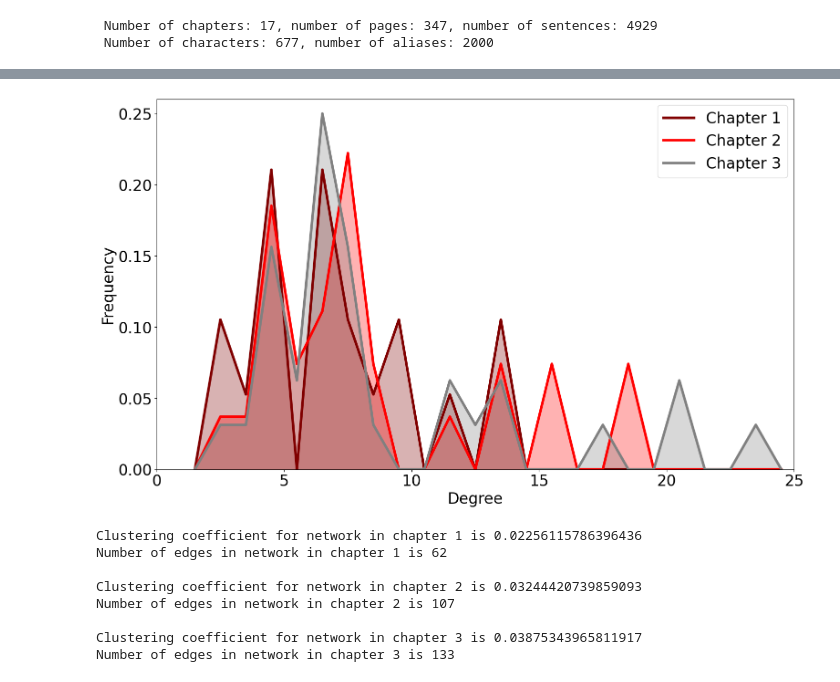
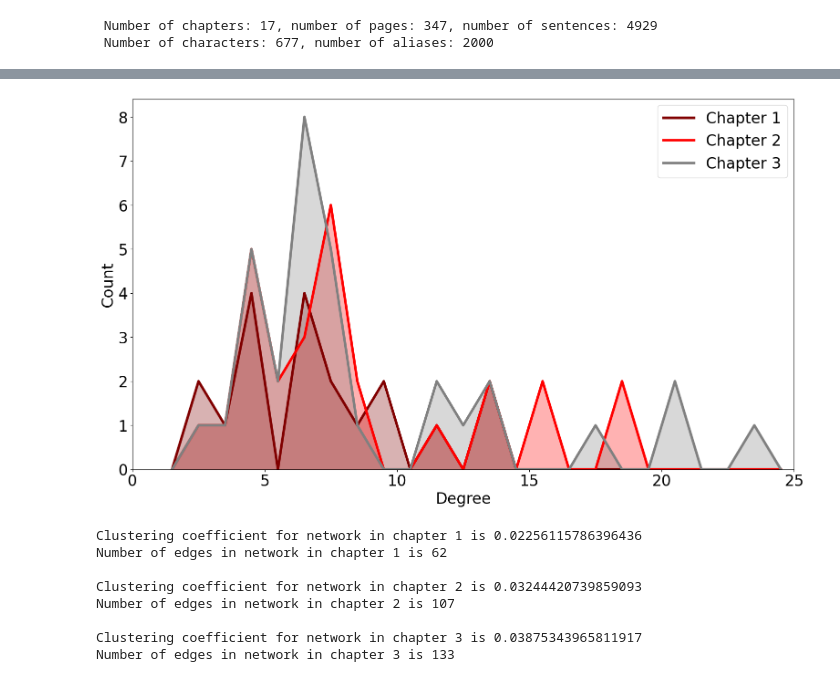
Before and after one commit to Magnus-Harder/CSS_Project, a Jupyter notebook: 2.Network/built_network.ipynb, the cells around one changed output, grey strips where cells are left out. Drawn from its saved outputs; the diff is of its cells as text; code cells hidden in the pictures.

```diff
--- a/2.Network/built_network.ipynb
+++ b/2.Network/built_network.ipynb
@@ -66,6 +66,3 @@ for chapternr in range(1,4):
             if sum(edge_weight.values()) != 0:
                 tempG.add_edge(char1['name'], char2['name'], weight=edge_weight)
     Gs.append(nx.compose(Gs[-1],tempG))
-# %%
-g = 3
-[Gs[g].degree(n) for n in Gs[g].nodes if Gs[g].degree(n) != 0]
@@ -90,30 +69,30 @@ g = 3
 # %%
 import numpy as np
 
 fig, axs = plt.subplots(1, 1, figsize=(15.5, 9), constrained_layout=True)
 plt.rcParams.update({'font.size': 12})
 
 # degrees = []
 for chapternr, g, color in zip(range(1,4), Gs[1:], ['maroon','red','gray']):
     degrees = [g.degree(n) for n in g.nodes if g.degree(n) != 0]
 
     # axs[chapternr-1].hist(degrees, range=(1,25), bins=10, width=0.8, color=color, label=f"Chapter {chapternr}")
     bins = np.linspace(1,25,25)
-    hist, edges = np.histogram(degrees, bins=bins, density = True)
+    hist, edges = np.histogram(degrees, bins=bins)
     x = (edges[1:]+edges[:-1])/2
     width = bins[1] - bins[0]
     plt.plot(x, hist, color=color, label=f"Chapter {chapternr}", linewidth=4)
     plt.fill_between(x, np.zeros(len(x)), hist, color=color, alpha=0.3)
 
 fig.legend(prop={'size': 24}, ncol=1, loc='upper right', bbox_to_anchor=(0.985, 1))
 plt.tick_params(axis='both', which='major', labelsize=24)
 plt.xlim(0,25)
-plt.ylim(0,0.26)
+plt.gca().set_ylim(bottom=0)
 plt.xlabel('Degree', fontsize=24)
-plt.ylabel('Frequency', fontsize=24)
+plt.ylabel('Count', fontsize=24)
 plt.show()
 # %% [output]
-[figure, old version]
+[figure, new version]
 # %%
 #Clustering coefficient
 def clustering_coefficient(G):
```
Also changed, not shown: parts of 1 cell of this notebook, 1 other file.
